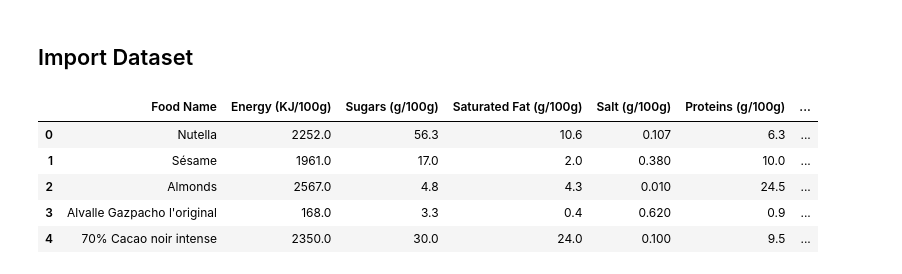
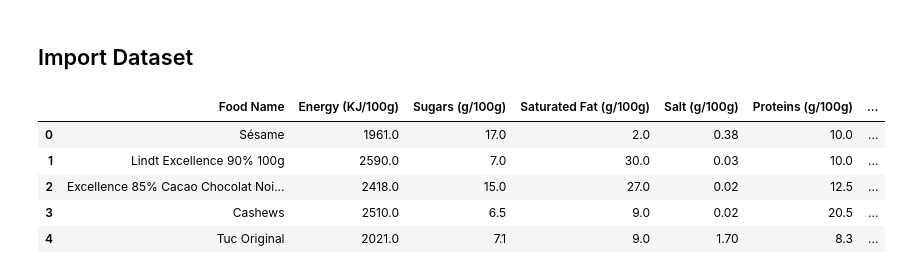
Before and after one commit to zhuangxianyun/Decision_modelling_project, a Jupyter notebook: Decision Models/dm_ml_model.ipynb, the cells around one changed output. Drawn from its saved outputs; the diff is of its cells as text; code cells hidden in the pictures.

```diff
--- a/Decision Models/dm_ml_model.ipynb
+++ b/Decision Models/dm_ml_model.ipynb
@@ -17,16 +19,15 @@ from collections import Counter
 # %% [markdown]
 ## Import Dataset
 # %%
-file_path = '../data/food_data_cleaned.xlsx'
+file_path = '../data/food_data_cleaned1.xlsx'
 food_data = pd.ExcelFile(file_path)
+data = food_data.parse('Sheet1')
+data.head()
+# %% [output]
+|  | Food Name | Energy (KJ/100g) | Sugars (g/100g) | Saturated Fat (g/100g) | Salt (g/100g) | Proteins (g/100g) | ... |
+| 0 | Sésame | 1961.0 | 17.0 | 2.0 | 0.38 | 10.0 | ... |
+| 1 | Lindt Excellence 90% 100g | 2590.0 | 7.0 | 30.0 | 0.03 | 10.0 | ... |
+| 2 | Excellence 85% Cacao Chocolat Noi... | 2418.0 | 15.0 | 27.0 | 0.02 | 12.5 | ... |
+| 3 | Cashews | 2510.0 | 6.5 | 9.0 | 0.02 | 20.5 | ... |
+| 4 | Tuc Original | 2021.0 | 7.1 | 9.0 | 1.70 | 8.3 | ... |
-# %%
-data = food_data.parse('Sheet1')
-data.head()
-# %% [output]
-|  | Food Name | Energy (KJ/100g) | Sugars (g/100g) | Saturated Fat (g/100g) | Salt (g/100g) | Proteins (g/100g) | ... |
-| 0 | Nutella | 2252.0 | 56.3 | 10.6 | 0.107 | 6.3 | ... |
-| 1 | Sésame | 1961.0 | 17.0 | 2.0 | 0.380 | 10.0 | ... |
-| 2 | Almonds | 2567.0 | 4.8 | 4.3 | 0.010 | 24.5 | ... |
-| 3 | Alvalle Gazpacho l'original | 168.0 | 3.3 | 0.4 | 0.620 | 0.9 | ... |
-| 4 | 70% Cacao noir intense | 2350.0 | 30.0 | 24.0 | 0.100 | 9.5 | ... |
 # %%
```
Also changed, not shown: parts of 3 cells of this notebook.
